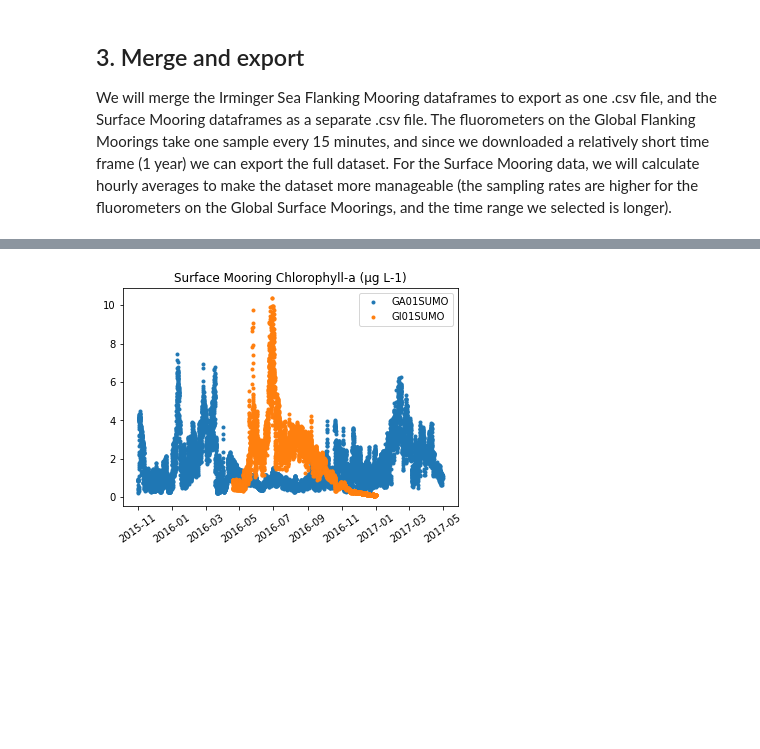
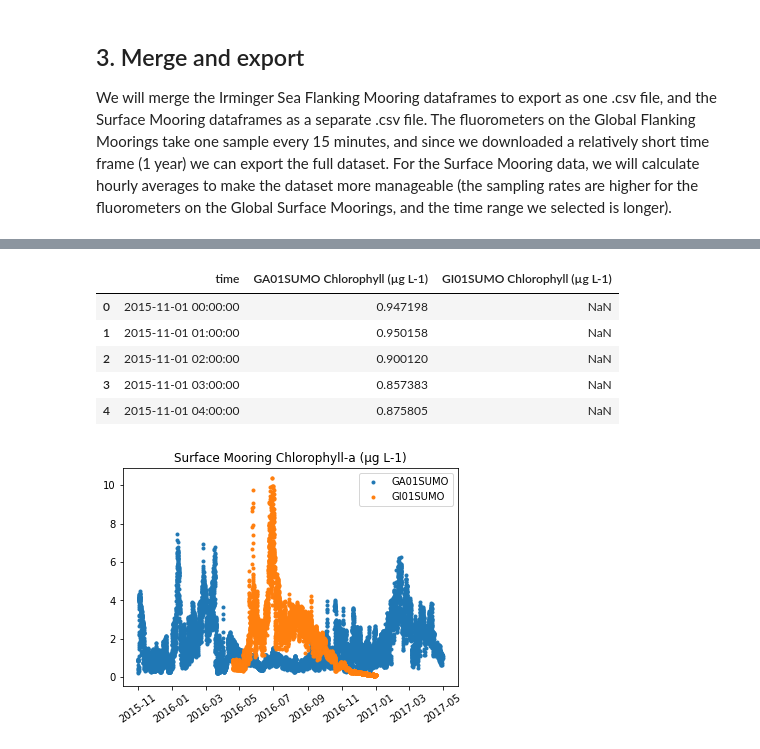
Before and after one commit to ooi-data-lab/nugget-notebooks, a Jupyter notebook: Theme2c_global_phytoplankton_blooms.ipynb, the cells around one changed output, grey strips where cells are left out. Saved outputs shown, nothing was run; the diff lists cells and outputs as text; code cells hidden in the pictures; blank space fills up the shorter version.

```diff
--- a/Theme2c_global_phytoplankton_blooms.ipynb
+++ b/Theme2c_global_phytoplankton_blooms.ipynb
@@ -234,7 +242,15 @@ GA01SUMO_df_hourly = GA01SUMO_data.resample('H', on='time').mean().dropna(how='a
 # %%
 # merge the dataframes
 SUMOmerged = pd.merge(GA01SUMO_df_hourly, GI01SUMO_df_hourly, on='time', how='outer')
 SUMOmerged = SUMOmerged.sort_values('time').reset_index(drop=True)  # make sure the dataframe is sorted by time
+SUMOmerged.head()
+# %% [output]
+|  | time | GA01SUMO Chlorophyll (µg L-1) | GI01SUMO Chlorophyll (µg L-1) |
+| 0 | 2015-11-01 00:00:00 | 0.947198 | NaN |
+| 1 | 2015-11-01 01:00:00 | 0.950158 | NaN |
+| 2 | 2015-11-01 02:00:00 | 0.900120 | NaN |
+| 3 | 2015-11-01 03:00:00 | 0.857383 | NaN |
+| 4 | 2015-11-01 04:00:00 | 0.875805 | NaN |
 # %%
 # Plot the two datasets together
 fig, ax = plt.subplots()
```
Also changed, not shown: parts of 1 cell of this notebook, 3 other files.
